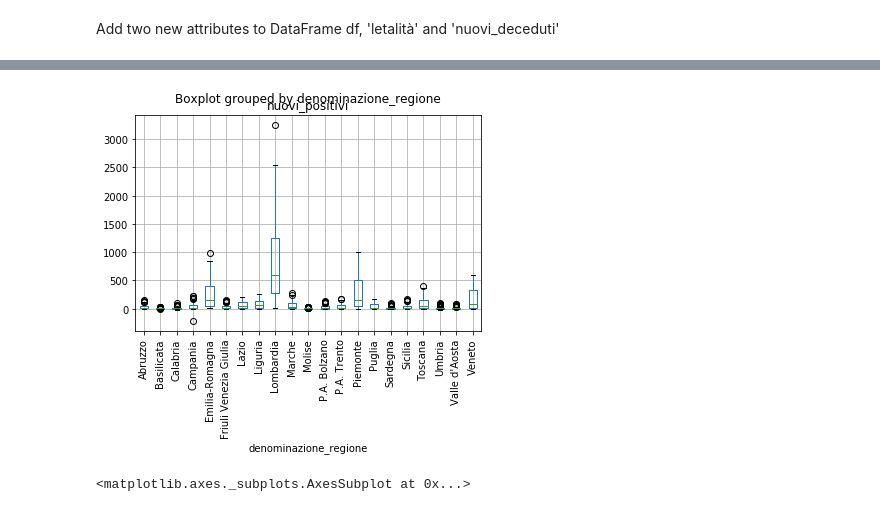
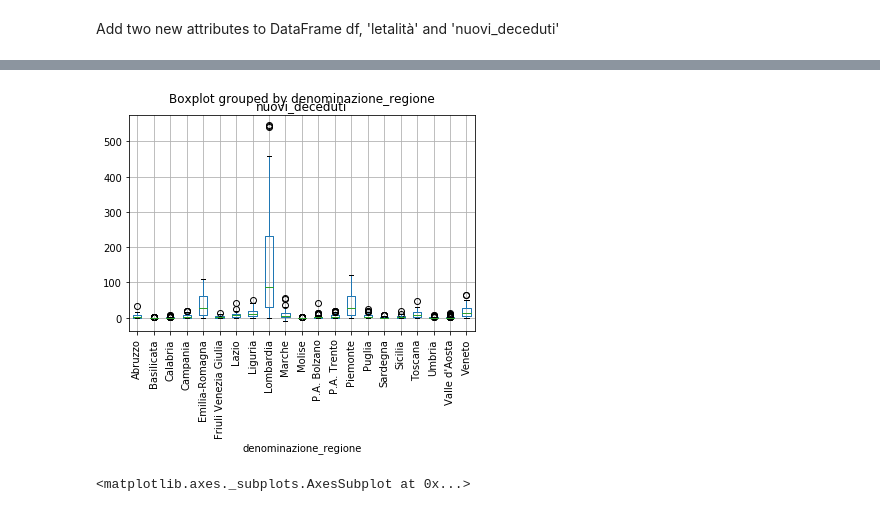
Before and after one commit to fedepiro96/APAD-project, a Jupyter notebook: Notebook fede.ipynb, the cells around one changed output, grey strips where cells are left out. Saved outputs shown, nothing was run; the diff lists cells and outputs as text; code cells hidden in the pictures.

```diff
--- a/Notebook fede.ipynb
+++ b/Notebook fede.ipynb
@@ -239,22 +321,3 @@ autocorrelation_plot(dailyincr.sum(axis = 1))
 # %% [markdown]
 Deeper look to Regioni dataset; there are no fake data this time.
 We can try to build a MultiIndex DataFrame with indices (data, regions).
-# %%
-with open('G:/Algoritmi e programmazione/Progetto/Dati/dpc-covid19-ita-regioni.json') as f:
-         d = json.load(f)
-
-d2 = pd.DataFrame(d)
-
-
-#Creating dataframe adding a row one by one
-
-columns = ['data', 'denominazione_regione', 'deceduti', 'dimessi_guariti',
-           'isolamento_domiciliare', 'nuovi_positivi', 'ricoverati_con_sintomi',
-           'tamponi', 'terapia_intensiva', 'totale_casi', 'totale_ospedalizzati',
-           'totale_positivi', 'variazione_totale_positivi']
-df = pd.DataFrame(index = range(len(d)), columns = columns)
-for i in range(len(d)):
-    riga = {}
-    for n in range(len(columns)):
-        riga[columns[n]] = d[i][columns[n]]
-    df.loc[i] = riga
@@ -288,0 +324,12 @@ Name: tamponi, dtype: object
+# %%
+with open('G:/Algoritmi e programmazione/Progetto/Dati/dpc-covid19-ita-regioni.json') as f:
+         d = json.load(f)
+
+d2 = pd.DataFrame(d)
+
+#deleting hour information
+d2['data'] = pd.to_datetime(d2['data']).dt.date
+#Setting index based on data and regions
+df = d2.set_index(['data', 'denominazione_regione'])
+df.sort_index(inplace = True)
+df.loc['2020-06-16']['tamponi']
@@ -313,6 +396,6 @@ df['letalità'] = letalità
 # %%
 letal = {}
-for d in dates:
+for d in df.index.get_level_values('data').unique():
     letal[d] = []
 for i in df.index:
     letal[i[0]].append(df.loc[i]['letalità'])
@@ -329,13 +412,14 @@ plt.legend(loc='center left', bbox_to_anchor=(1.0, 0.5))
 # %%
-nuovi_deceduti = list(np.repeat(np.nan, 21))
-for i in range(21, len(df.index)):
-    nuovi_deceduti.append(df.iloc[i]['deceduti'] - df.iloc[i-21]['deceduti'])
+nreg = len(df.index.get_level_values('denominazione_regione').unique())
+nuovi_deceduti = list(np.repeat(np.nan, nreg))
+for i in range(nreg, len(df.index)):
+    nuovi_deceduti.append(df.iloc[i]['deceduti'] - df.iloc[i-nreg]['deceduti'])
 
 df['nuovi_deceduti'] = nuovi_deceduti
 # %%
-boxplot = df.boxplot(column = 'nuovi_positivi', by = 'denominazione_regione', rot = 90)
+boxplot = df.boxplot(column = 'nuovi_deceduti', by = 'denominazione_regione', rot = 90)
 # %% [output]
-[figure, old version]
+[figure, new version]
 # %%
 a.plot(x = 'dimessi_guariti', y = 'ricoverati_con_sintomi', style = '.',
        xlim = (0,15000), ylim = (0, 15000))
```
Also changed, not shown: parts of 40 cells of this notebook, 1 other file.
